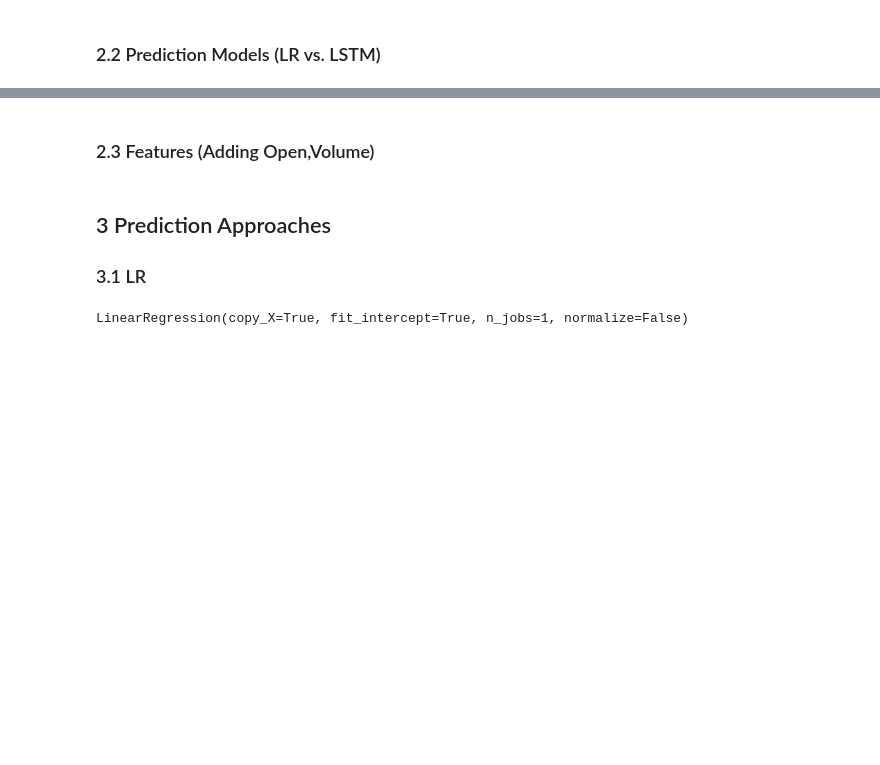
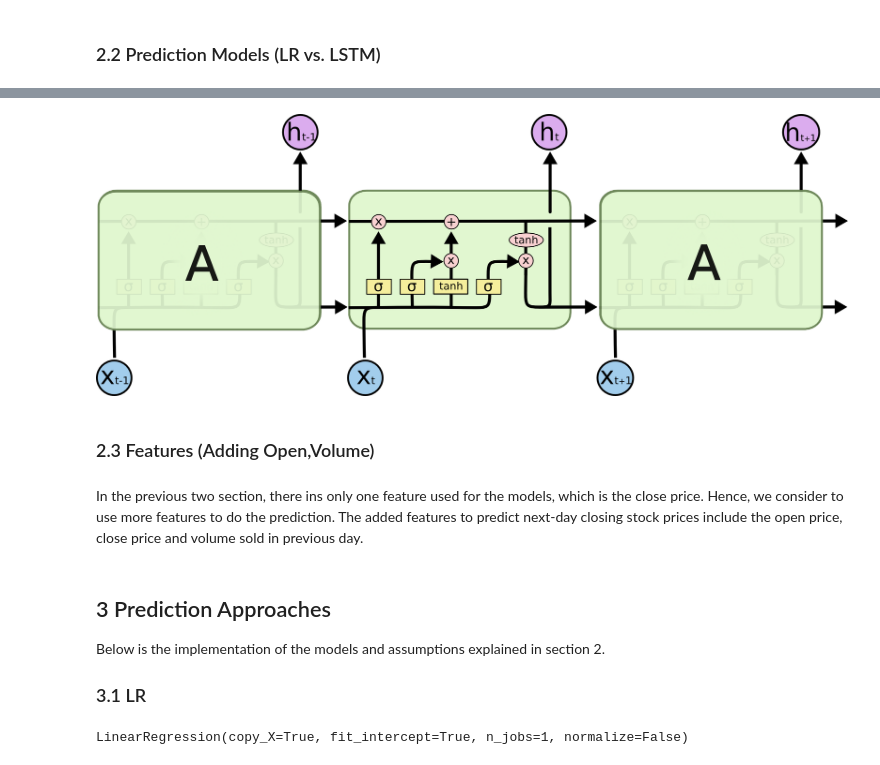
Before and after one commit to Monfffy/StcokPrice, a Jupyter notebook: Project2-StcokPricePrediction.ipynb, the cells around one changed output, grey strips where cells are left out. Drawn from its saved outputs; the diff is of its cells as text; code cells hidden in the pictures; blank space fills up the shorter version.

```diff
--- a/Project2-StcokPricePrediction.ipynb
+++ b/Project2-StcokPricePrediction.ipynb
@@ -86,7 +127,15 @@ trainX.shape,trainY.shape,testX.shape,testY.shape
+# %%
+Image(filename='LSTM3-chain.png')
+# source: http://colah.github.io/posts/2015-08-Understanding-LSTMs/
+# %% [output]
+[figure, added]
 # %% [markdown]
 ### 2.3 Features (Adding Open,Volume)
+# %% [markdown]
+In the previous two section, there ins only one feature used for the models, which is the close price. Hence, we consider to use more features to do the prediction. The added features to predict next-day closing stock prices include the open price, close price and volume sold in previous day.
 # %% [markdown]
 ## 3 Prediction Approaches
+Below is the implementation of the models and assumptions explained in section 2.
 ### 3.1 LR
 # %%
 # build the linear regression model
```
Also changed, not shown: parts of 18 cells of this notebook.
